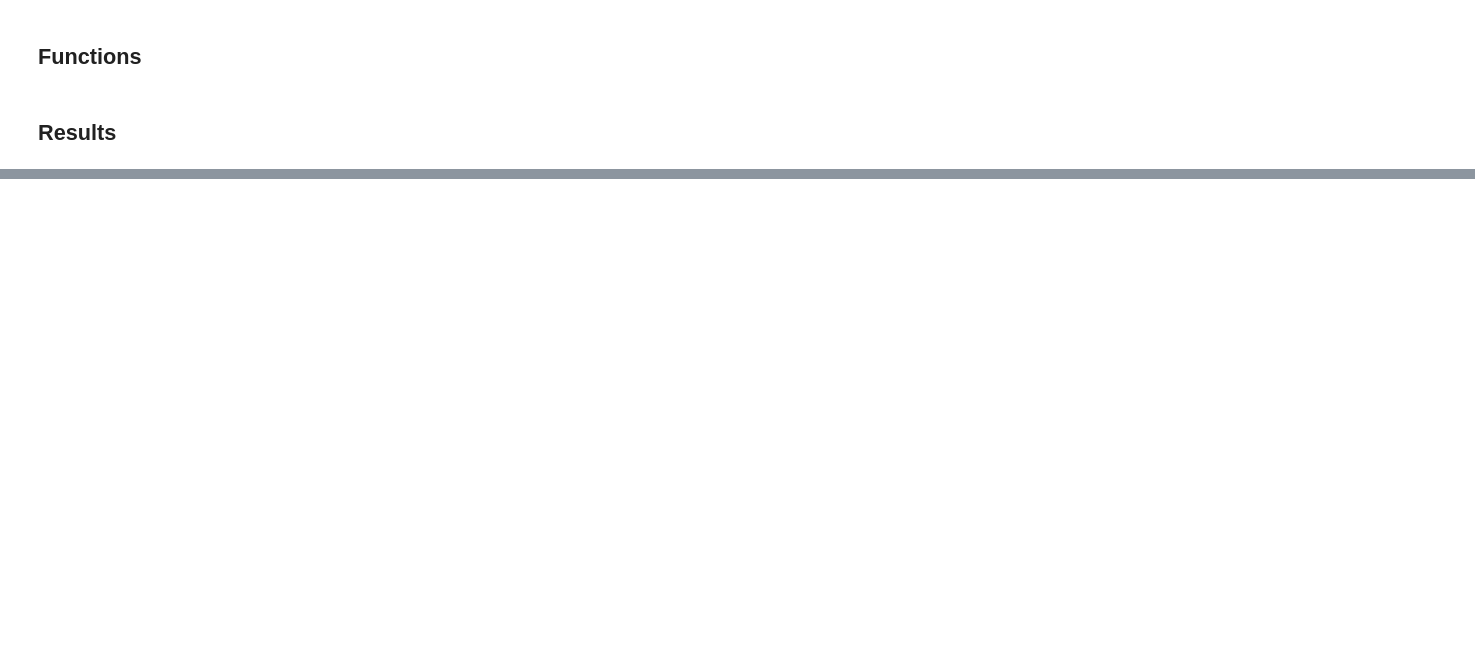
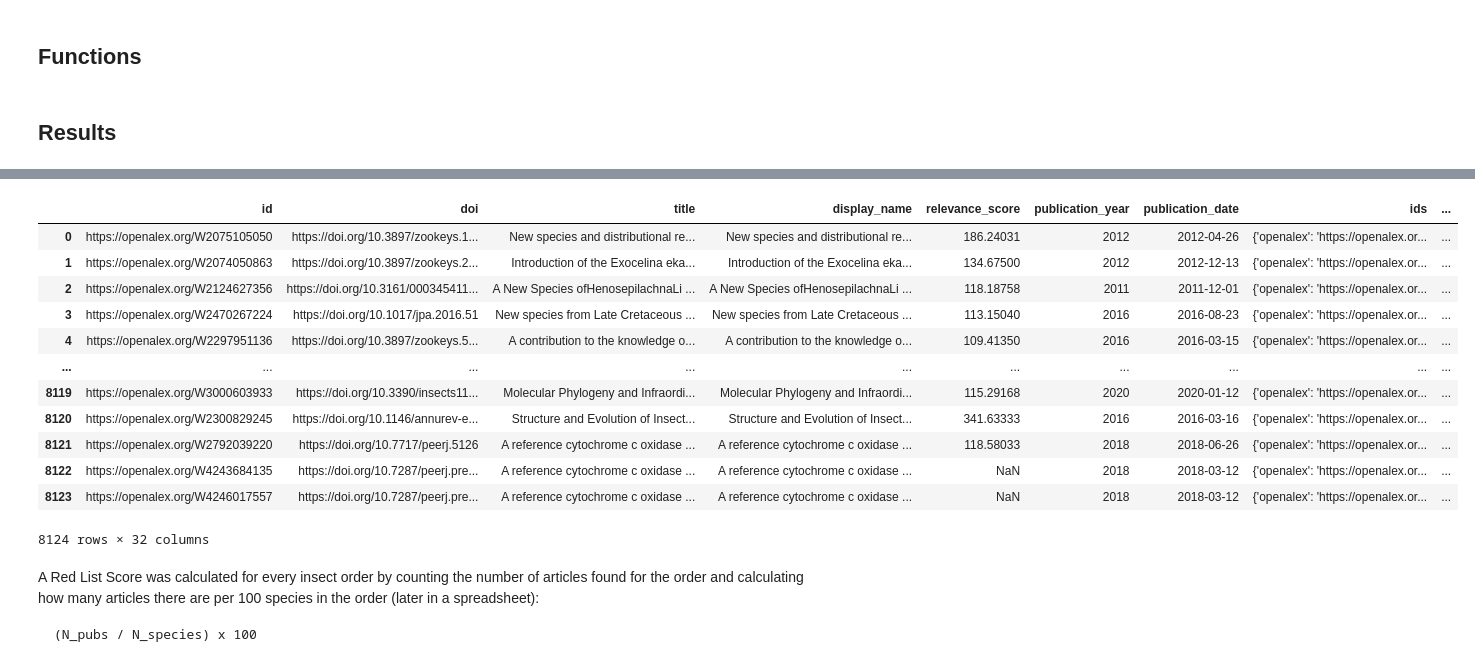
Before and after one commit to AgentschapPlantentuinMeise/Mapping-taxonomists, a Jupyter notebook: 1-1 Retrieving taxonomy articles.ipynb, the cells around one changed output, grey strips where cells are left out. Saved outputs shown, nothing was run; the diff lists cells and outputs as text; code cells hidden in the pictures; blank space fills up the shorter version.

```diff
--- a/1-1 Retrieving taxonomy articles.ipynb
+++ b/1-1 Retrieving taxonomy articles.ipynb
@@ -423,17 +227,0 @@ etc...
-# %%
-insect_orders = ["Coleoptera", "Hemiptera", "Diptera", "Lepidoptera", "Orthoptera",
-                 "Odonata", "Blattodea", "Ephemeroptera", "Psocodea", "Grylloblattodea",
-                 "Neuroptera", "Mecoptera", "Trichoptera", "Plecoptera", "Dermaptera",
-                 "Mantodea", "Siphonaptera", "Strepsiptera", "Embioptera", "Hymenoptera",
-                 "Phasmida", "Raphidioptera", "Isoptera", "Megaloptera", "Thysanoptera",
-                 "Zygentoma", "Mantophasmatodea", "Archaeognatha", "Zoraptera"]
-insect_articles = pd.DataFrame()
-
-for order in insect_orders:
-    order_articles = search_pubs_openalex("("+order+" AND \"new species\")")
-    order_articles["order"] = order
-    print(order + " done")
-
-    insect_articles = pd.concat([insect_articles, order_articles])
-
-insect_articles
@@ -505,0 +347,17 @@ Replicate RLIT: https://www.webofscience.com/wos/woscc/summary/275e564d-5643-4b7
+# %%
+insect_eu_articles = filter_eu_articles(insect_articles)
+insect_eu_articles
+# %% [output]
+|  | id | doi | title | display_name | relevance_score | publication_year | publication_date | ids | ... |
+| 0 | https://openalex.org/W2075105050 | https://doi.org/10.3897/zookeys.1... | New species and distributional re... | New species and distributional re... | 186.24031 | 2012 | 2012-04-26 | {'openalex': 'https://openalex.or... | ... |
+| 1 | https://openalex.org/W2074050863 | https://doi.org/10.3897/zookeys.2... | Introduction of the Exocelina eka... | Introduction of the Exocelina eka... | 134.67500 | 2012 | 2012-12-13 | {'openalex': 'https://openalex.or... | ... |
+| 2 | https://openalex.org/W2124627356 | https://doi.org/10.3161/000345411... | A New Species ofHenosepilachnaLi ... | A New Species ofHenosepilachnaLi ... | 118.18758 | 2011 | 2011-12-01 | {'openalex': 'https://openalex.or... | ... |
+| 3 | https://openalex.org/W2470267224 | https://doi.org/10.1017/jpa.2016.51 | New species from Late Cretaceous ... | New species from Late Cretaceous ... | 113.15040 | 2016 | 2016-08-23 | {'openalex': 'https://openalex.or... | ... |
+| 4 | https://openalex.org/W2297951136 | https://doi.org/10.3897/zookeys.5... | A contribution to the knowledge o... | A contribution to the knowledge o... | 109.41350 | 2016 | 2016-03-15 | {'openalex': 'https://openalex.or... | ... |
+| ... | ... | ... | ... | ... | ... | ... | ... | ... | ... |
+| 8119 | https://openalex.org/W3000603933 | https://doi.org/10.3390/insects11... | Molecular Phylogeny and Infraordi... | Molecular Phylogeny and Infraordi... | 115.29168 | 2020 | 2020-01-12 | {'openalex': 'https://openalex.or... | ... |
+| 8120 | https://openalex.org/W2300829245 | https://doi.org/10.1146/annurev-e... | Structure and Evolution of Insect... | Structure and Evolution of Insect... | 341.63333 | 2016 | 2016-03-16 | {'openalex': 'https://openalex.or... | ... |
+| 8121 | https://openalex.org/W2792039220 | https://doi.org/10.7717/peerj.5126 | A reference cytochrome c oxidase ... | A reference cytochrome c oxidase ... | 118.58033 | 2018 | 2018-06-26 | {'openalex': 'https://openalex.or... | ... |
+| 8122 | https://openalex.org/W4243684135 | https://doi.org/10.7287/peerj.pre... | A reference cytochrome c oxidase ... | A reference cytochrome c oxidase ... | NaN | 2018 | 2018-03-12 | {'openalex': 'https://openalex.or... | ... |
+| 8123 | https://openalex.org/W4246017557 | https://doi.org/10.7287/peerj.pre... | A reference cytochrome c oxidase ... | A reference cytochrome c oxidase ... | NaN | 2018 | 2018-03-12 | {'openalex': 'https://openalex.or... | ... |
+8124 rows × 32 columns
@@ -505,0 +366,4 @@ Replicate RLIT: https://www.webofscience.com/wos/woscc/summary/275e564d-5643-4b7
+# %% [markdown]
+A Red List Score was calculated for every insect order by counting the number of articles found for the order and calculating how many articles there are per 100 species in the order (later in a spreadsheet):
+
+    (N_pubs / N_species) x 100
```
Also changed, not shown: parts of 51 cells of this notebook, 6 other files.
